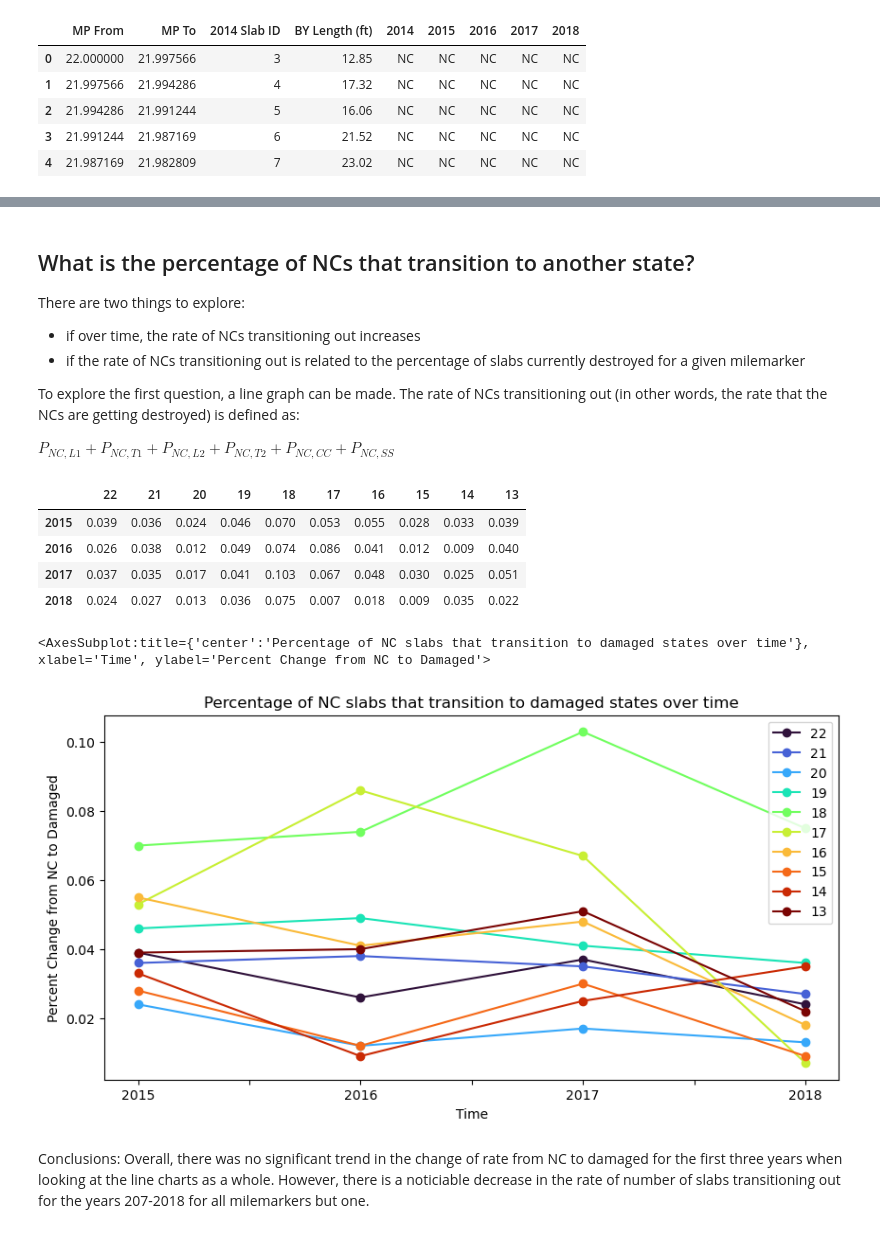
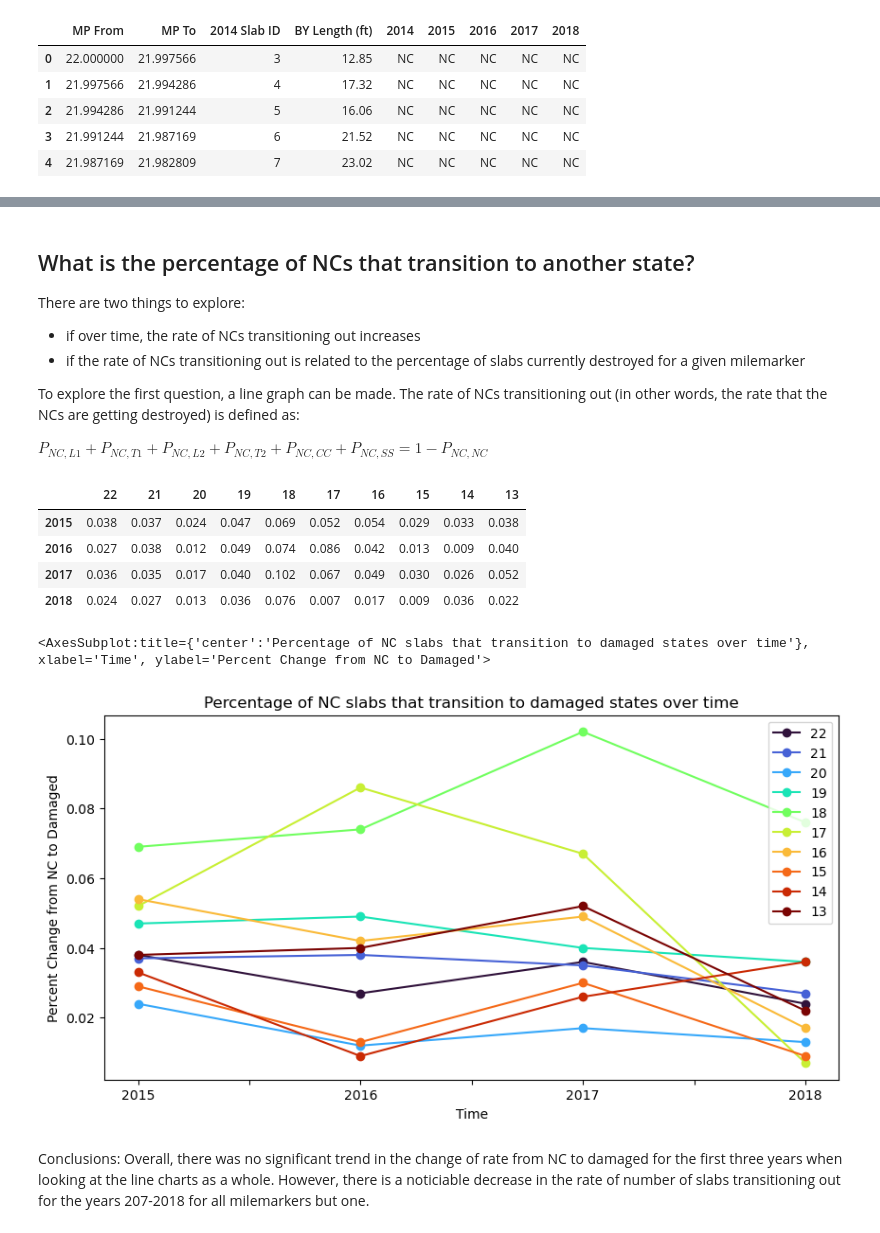
Before and after one commit to jadenl99/Pavement-Forecasting, a Jupyter notebook: src/correlation.ipynb, the cells around one changed output, grey strips where cells are left out. Saved outputs shown, nothing was run; the diff lists cells and outputs as text; code cells hidden in the pictures.

```diff
--- a/src/correlation.ipynb
+++ b/src/correlation.ipynb
@@ -74,34 +74,34 @@ There are two things to explore:
 
 To explore the first question, a line graph can be made. The rate of NCs transitioning out (in other words, the rate that the NCs are getting destroyed) is defined as:
 
-$P_{NC, L1} + P_{NC, T1} + P_{NC, L2} + P_{NC, T2} + P_{NC, CC} + P_{NC, SS}$
+$P_{NC, L1} + P_{NC, T1} + P_{NC, L2} + P_{NC, T2} + P_{NC, CC} + P_{NC, SS} = 1 - P_{NC, NC}$
 # %%
 def calc_NC_to_damaged(mile, year):
-    return TPMs[(mile, year)].loc['NC', 'L1'] + TPMs[(mile, year)].loc['NC', 'T1'] + TPMs[(mile, year)].loc['NC', 'L2'] + TPMs[(mile, year)].loc['NC', 'T2'] + TPMs[(mile, year)].loc['NC', 'CC'] + TPMs[(mile, year)].loc['NC', 'SS']
+    return 1 - TPMs[(mile, year)].loc['NC', 'NC']
 
 table = {}
 
 for mile in range(22, 12, -1):
     table[mile] = []
     for year in range(2015, 2019):
         table[mile].append(calc_NC_to_damaged(mile, year))
 
 
 
 
 NC_to_damaged = pd.DataFrame(table)
 NC_to_damaged.index = ['2015', '2016', '2017', '2018']
 
 display(NC_to_damaged)
 NC_to_damaged.plot(use_index=True, marker='o', title='Percentage of NC slabs that transition to damaged states over time', colormap='turbo', figsize=(10, 5), ylabel='Percent Change from NC to Damaged', xlabel='Time')
 # %% [output]
 |  | 22 | 21 | 20 | 19 | 18 | 17 | 16 | 15 | 14 | 13 |
-| 2015 | 0.039 | 0.036 | 0.024 | 0.046 | 0.070 | 0.053 | 0.055 | 0.028 | 0.033 | 0.039 |
-| 2016 | 0.026 | 0.038 | 0.012 | 0.049 | 0.074 | 0.086 | 0.041 | 0.012 | 0.009 | 0.040 |
-| 2017 | 0.037 | 0.035 | 0.017 | 0.041 | 0.103 | 0.067 | 0.048 | 0.030 | 0.025 | 0.051 |
-| 2018 | 0.024 | 0.027 | 0.013 | 0.036 | 0.075 | 0.007 | 0.018 | 0.009 | 0.035 | 0.022 |
+| 2015 | 0.038 | 0.037 | 0.024 | 0.047 | 0.069 | 0.052 | 0.054 | 0.029 | 0.033 | 0.038 |
+| 2016 | 0.027 | 0.038 | 0.012 | 0.049 | 0.074 | 0.086 | 0.042 | 0.013 | 0.009 | 0.040 |
+| 2017 | 0.036 | 0.035 | 0.017 | 0.040 | 0.102 | 0.067 | 0.049 | 0.030 | 0.026 | 0.052 |
+| 2018 | 0.024 | 0.027 | 0.013 | 0.036 | 0.076 | 0.007 | 0.017 | 0.009 | 0.036 | 0.022 |
 <AxesSubplot:title={'center':'Percentage of NC slabs that transition to damaged states over time'}, xlabel='Time', ylabel='Percent Change from NC to Damaged'>
-[figure, old version]
+[figure, new version]
 # %% [markdown]
 Conclusions: Overall, there was no significant trend in the change of rate from NC to damaged for the first three years when looking at the line charts as a whole. However, there is a noticiable decrease in the rate of number of slabs transitioning out for the years 207-2018 for all milemarkers but one.
 # %% [markdown]
```
Also changed, not shown: parts of 3 cells of this notebook.
